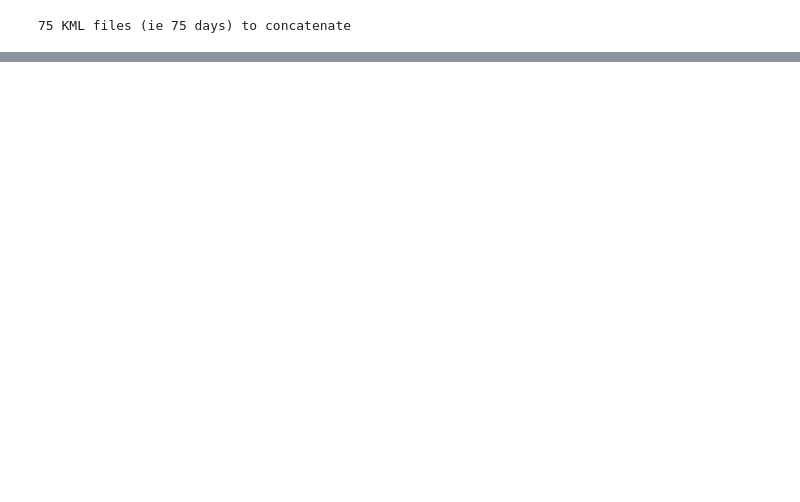
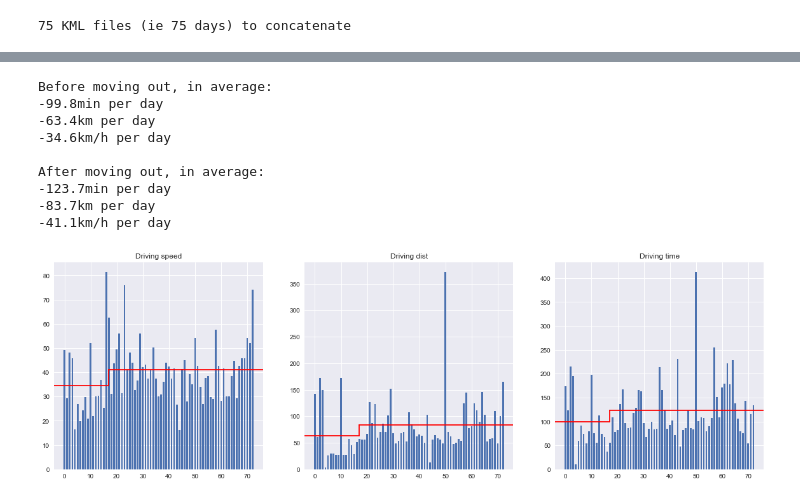
Before and after one commit to alexattia/Maps-Location-History, a Jupyter notebook: Location History.ipynb, the cells around one changed output, grey strips where cells are left out. Saved outputs shown, nothing was run; the diff lists cells and outputs as text; code cells hidden in the pictures; blank space fills up the shorter version.

```diff
--- a/Location History.ipynb
+++ b/Location History.ipynb
@@ -52 +38,43 @@ ax[1].set_title('Driving Distance (km)')
+# %%
+types = ['time','dist','speed']
+means = {t:[] for t in types}
+dicts = {t:{} for t in types}
+for day in sorted(df_driving['BeginDate'].unique()):
+    a = df_driving[df_driving['BeginDate'] == day].DurationMin.sum()
+    b = df_driving[df_driving['BeginDate'] == day].Distance.sum()*0.001
+    dicts['time'].update({day:a})
+    dicts['dist'].update({day:b})
+    dicts['speed'].update({day: b/(a/60)})
+
+
+width = 1/1.5
+index_move_out = 17
+f, ax = plt.subplots(ncols=3, figsize=(20,6))
+
+for i, (name, dic) in enumerate(dicts.items()):
+    x = range(len(dic.values()))
+    means[name].append(np.mean([elem[1] for elem in sorted(dic.items())][:index_move_out]))
+    means[name].append(np.mean([elem[1] for elem in sorted(dic.items())][index_move_out:]))
+    ax[i].bar(x, [elem[1] for elem in sorted(dic.items())], width)
+    ax[i].set_title('Driving %s' % name)
+    ax[i].axhline(means[name][0], xmin=0, xmax=(index_move_out+2)/len(x), color="red")
+    ax[i].axhline(means[name][1], xmin=(index_move_out+2)/len(x), xmax=1,  color="red")
+    ax[i].axvline(index_move_out,
+                  ymin=(means[name][0])/ax[i].axis()[3],
+                  ymax=(means[name][1])/ax[i].axis()[3],
+                  color='r')
+
+print('Before moving out, in average:\n-%.1fmin per day\n-%.1fkm per day\n-%.1fkm/h per day\n'%(means['time'][0], means['dist'][0], means['speed'][0]))
+print('After moving out, in average:\n-%.1fmin per day\n-%.1fkm per day\n-%.1fkm/h per day'%(means['time'][1], means['dist'][1], means['speed'][1]))
+# %% [output]
+Before moving out, in average:
+-99.8min per day
+-63.4km per day
+-34.6km/h per day
+
+After moving out, in average:
+-123.7min per day
+-83.7km per day
+-41.1km/h per day
+[figure, added]
 # %%
```
Also changed, not shown: parts of 8 cells of this notebook, 1 other file.
